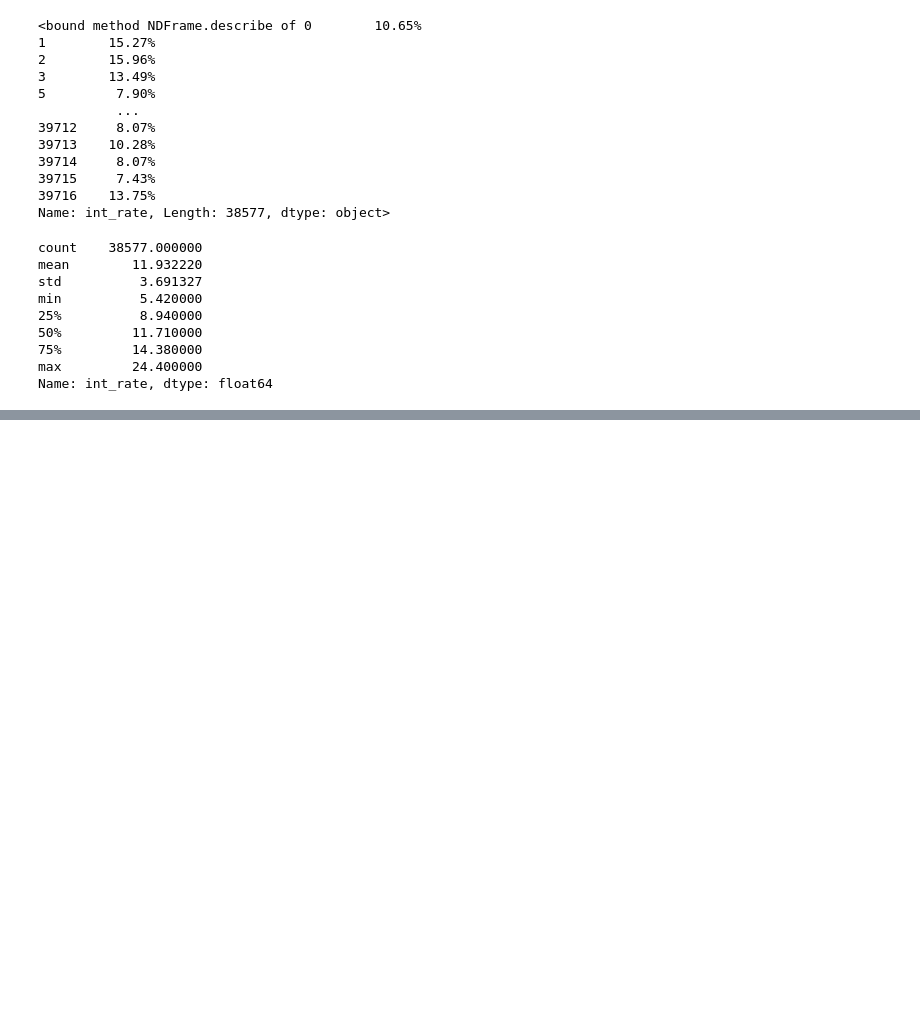
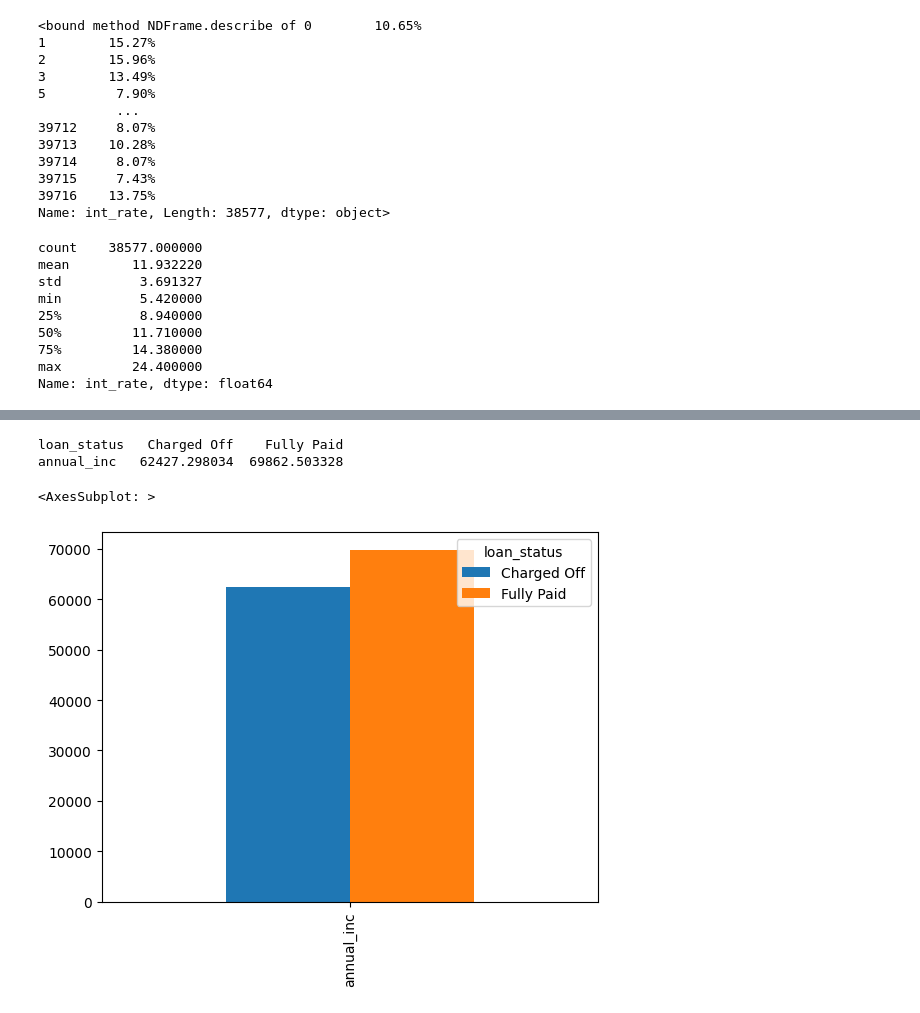
Before and after one commit to neetika01/LendingClubCaseStudy, a Jupyter notebook: Neetika_agarwal.ipynb, the cells around one changed output, grey strips where cells are left out. Drawn from its saved outputs; the diff is of its cells as text; code cells hidden in the pictures; blank space fills up the shorter version.

```diff
--- a/Neetika_agarwal.ipynb
+++ b/Neetika_agarwal.ipynb
@@ -492,0 +556,9 @@ G5                   10         19
+# %%
+df_annualIncome=loan_df.pivot_table(columns=['loan_status'],values=['annual_inc'],aggfunc='mean')
+print(df_annualIncome)
+df_annualIncome.plot(kind="bar")
+# %% [output]
+loan_status   Charged Off    Fully Paid
+annual_inc   62427.298034  69862.503328
+<AxesSubplot: >
+[figure, added]
```
Also changed, not shown: parts of 14 cells of this notebook, 2 other files.
